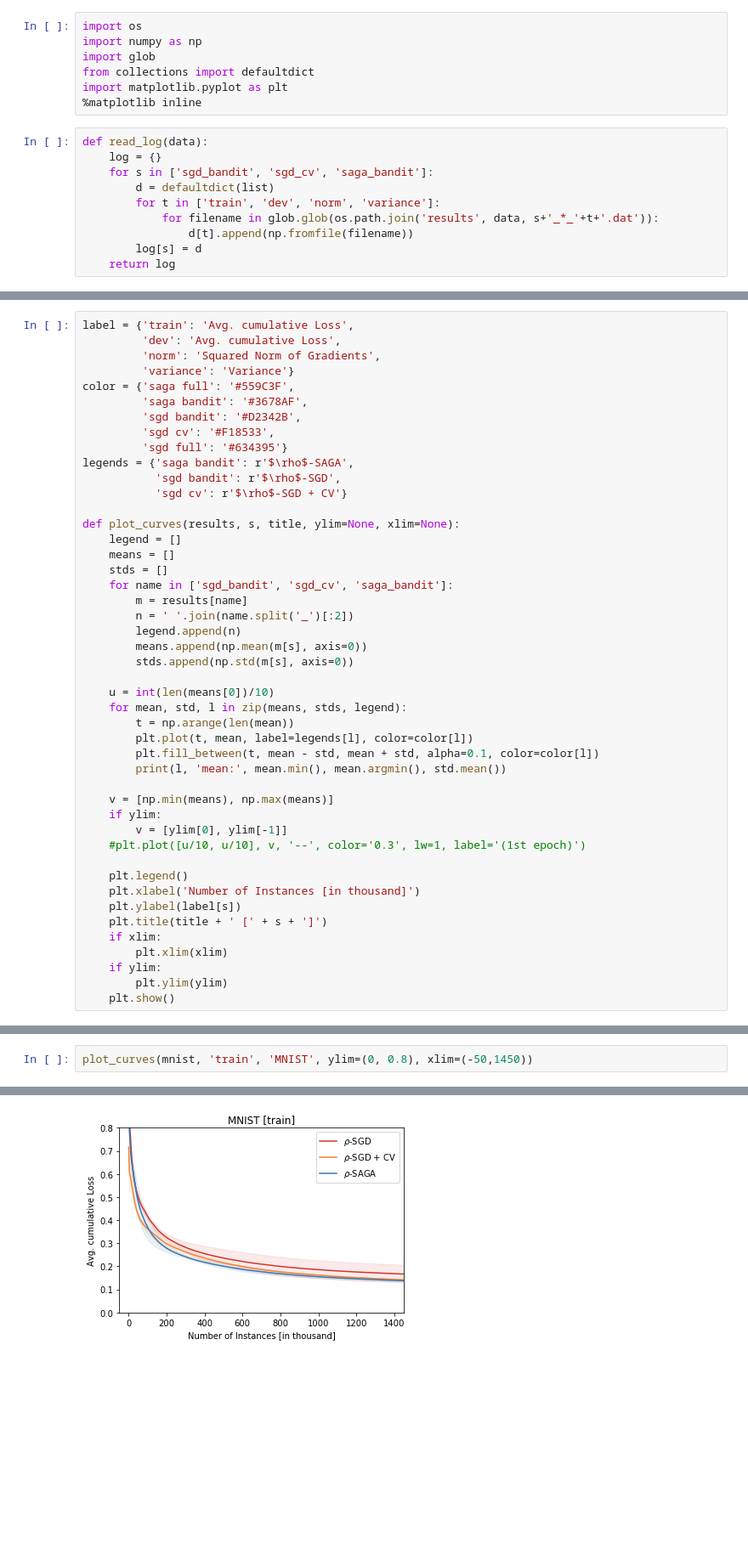
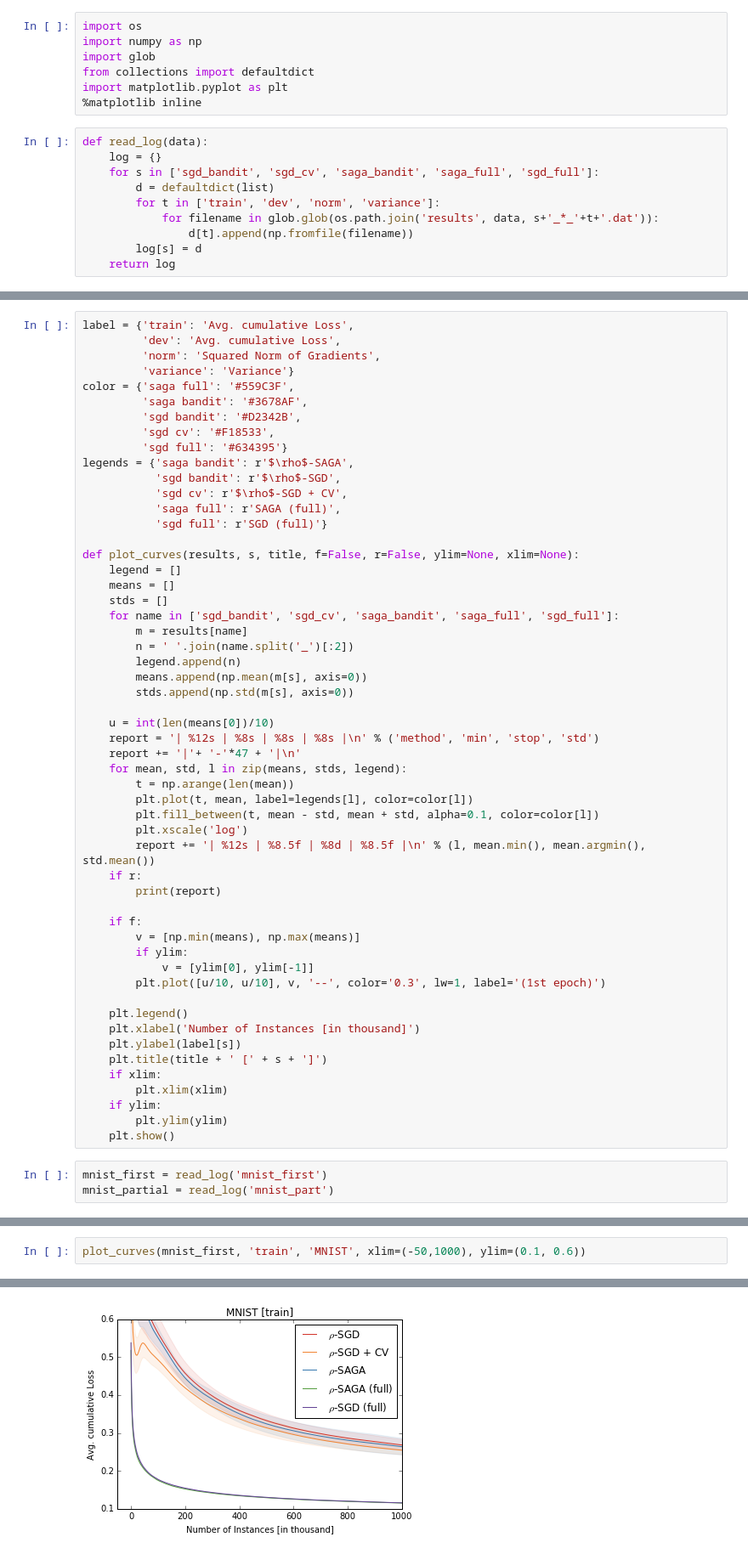
Before and after one commit to may-/rho-saga, a Jupyter notebook: graph.ipynb, the cells around one changed output, grey strips where cells are left out. Shown at 85% size. Drawn from its saved outputs; the diff is of its cells as text; blank space fills up the shorter version.

```diff
--- a/graph.ipynb
+++ b/graph.ipynb
@@ -10,7 +10,7 @@ import matplotlib.pyplot as plt
 # %%
 def read_log(data):
     log = {}
-    for s in ['sgd_bandit', 'sgd_cv', 'saga_bandit']:
+    for s in ['sgd_bandit', 'sgd_cv', 'saga_bandit', 'saga_full', 'sgd_full']:
         d = defaultdict(list)
         for t in ['train', 'dev', 'norm', 'variance']:
             for filename in glob.glob(os.path.join('results', data, s+'_*_'+t+'.dat')):
@@ -32,13 +29,15 @@ color = {'saga full': '#559C3F',
          'sgd full': '#634395'}
 legends = {'saga bandit': r'$\rho$-SAGA',
            'sgd bandit': r'$\rho$-SGD',
-           'sgd cv': r'$\rho$-SGD + CV'}
+           'sgd cv': r'$\rho$-SGD + CV',
+           'saga full': r'SAGA (full)',
+           'sgd full': r'SGD (full)'}
 
-def plot_curves(results, s, title, ylim=None, xlim=None):
+def plot_curves(results, s, title, f=False, r=False, ylim=None, xlim=None):
     legend = []
     means = []
     stds = []
-    for name in ['sgd_bandit', 'sgd_cv', 'saga_bandit']:
+    for name in ['sgd_bandit', 'sgd_cv', 'saga_bandit', 'saga_full', 'sgd_full']:
         m = results[name]
         n = ' '.join(name.split('_')[:2])
         legend.append(n)
@@ -46,16 +45,22 @@ def plot_curves(results, s, title, ylim=None, xlim=None):
         stds.append(np.std(m[s], axis=0))
 
     u = int(len(means[0])/10)
+    report = '| %12s | %8s | %8s | %8s |\n' % ('method', 'min', 'stop', 'std')
+    report += '|'+ '-'*47 + '|\n'
     for mean, std, l in zip(means, stds, legend):
         t = np.arange(len(mean))
         plt.plot(t, mean, label=legends[l], color=color[l])
         plt.fill_between(t, mean - std, mean + std, alpha=0.1, color=color[l])
-        print(l, 'mean:', mean.min(), mean.argmin(), std.mean())
+        plt.xscale('log')
+        report += '| %12s | %8.5f | %8d | %8.5f |\n' % (l, mean.min(), mean.argmin(), std.mean())
+    if r:
+        print(report)
 
-    v = [np.min(means), np.max(means)]
-    if ylim:
-        v = [ylim[0], ylim[-1]]
-    #plt.plot([u/10, u/10], v, '--', color='0.3', lw=1, label='(1st epoch)')
+    if f:
+        v = [np.min(means), np.max(means)]
+        if ylim:
+            v = [ylim[0], ylim[-1]]
+        plt.plot([u/10, u/10], v, '--', color='0.3', lw=1, label='(1st epoch)')
 
     plt.legend()
     plt.xlabel('Number of Instances [in thousand]')
@@ -66,3 +71,6 @@ def plot_curves(results, s, title, ylim=None, xlim=None):
     if ylim:
         plt.ylim(ylim)
     plt.show()
+# %%
+mnist_first = read_log('mnist_first')
+mnist_partial = read_log('mnist_part')
@@ -69,3 +90,3 @@ def plot_curves(results, s, title, ylim=None, xlim=None):
 # %%
-plot_curves(mnist, 'train', 'MNIST', ylim=(0, 0.8), xlim=(-50,1450))
+plot_curves(mnist_first, 'train', 'MNIST', xlim=(-50,1000), ylim=(0.1, 0.6))
 # %% [output]
@@ -75 +93 @@ saga bandit mean: 0.0983773888889 5999 0.00515505898469
-[figure, old version]
+[figure, new version]
```
Also changed, not shown: parts of 11 cells of this notebook, 6 other files.
